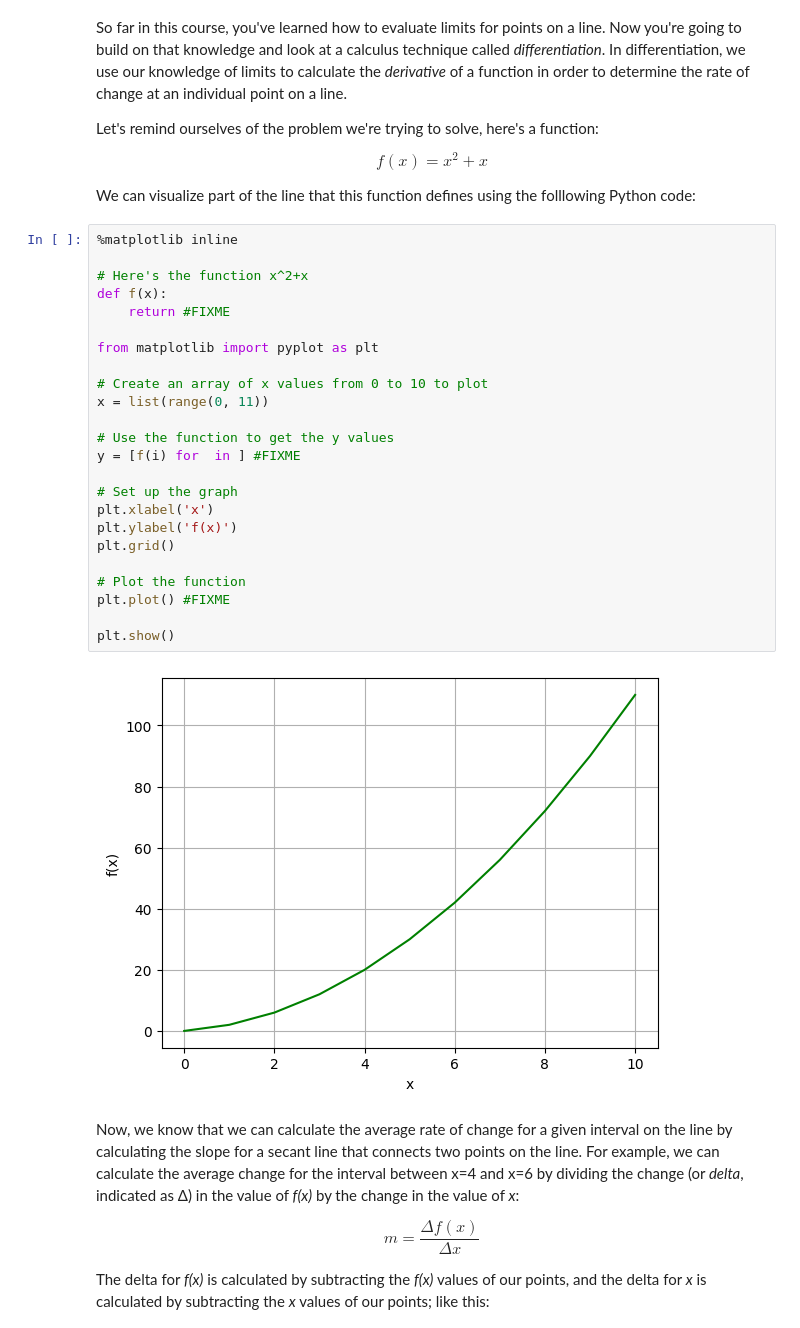
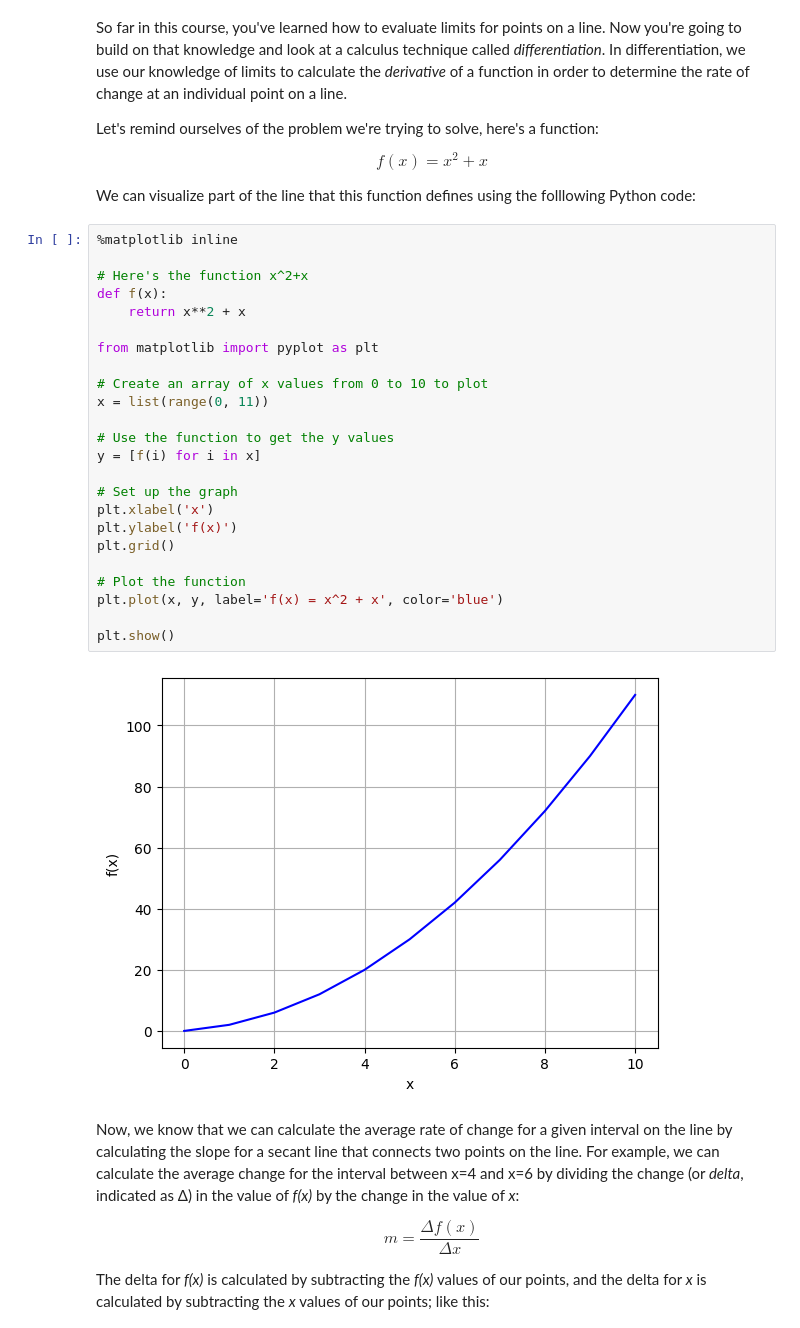
Before and after one commit to alejandrorod-tajamar/Derivadas, a Jupyter notebook: Derivatives.ipynb, the cells around one changed output. Cells and saved outputs as stored; diff of their text form.

```diff
--- a/Derivatives.ipynb
+++ b/Derivatives.ipynb
@@ -10,29 +10,29 @@ We can visualize part of the line that this function defines using the folllowin
 # %%
 %matplotlib inline
 
 # Here's the function x^2+x
 def f(x):
-    return #FIXME
+    return x**2 + x
 
 from matplotlib import pyplot as plt
 
 # Create an array of x values from 0 to 10 to plot
 x = list(range(0, 11))
 
 # Use the function to get the y values
-y = [f(i) for  in ] #FIXME
+y = [f(i) for i in x]
 
 # Set up the graph
 plt.xlabel('x')
 plt.ylabel('f(x)')
 plt.grid()
 
 # Plot the function
-plt.plot() #FIXME
+plt.plot(x, y, label='f(x) = x^2 + x', color='blue')
 
 plt.show()
 # %% [output]
-[figure, old version]
+[figure, new version]
 # %% [markdown]
 Now, we know that we can calculate the average rate of change for a given interval on the line by calculating the slope for a secant line that connects two points on the line. For example, we can calculate the average change for the interval between x=4 and x=6 by dividing the change (or *delta*, indicated as &Delta;) in the value of *f(x)* by the change in the value of *x*:
 
```
Also changed, not shown: parts of 6 cells of this notebook.
